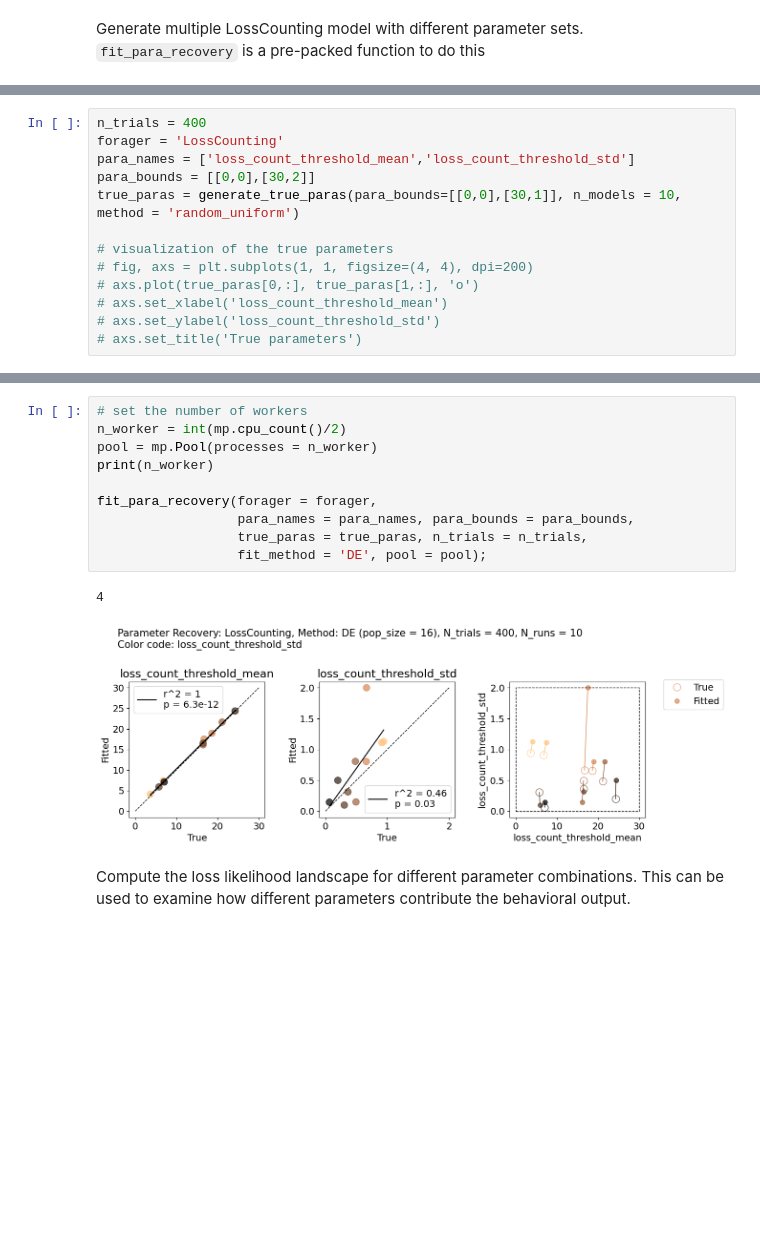
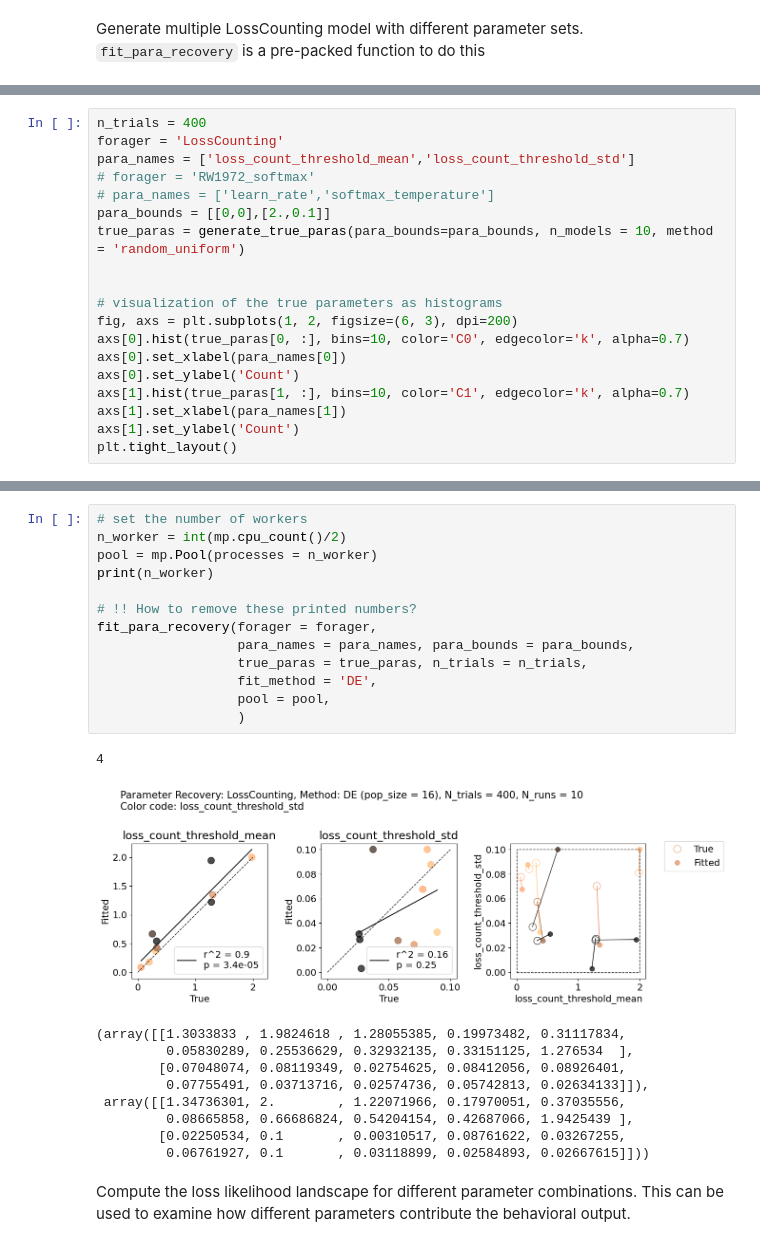
Before and after one commit to AllenSWDB/SWDB_2025_Dynamical_Systems, a Jupyter notebook: code/test_shuchen.ipynb, the cells around one changed output, grey strips where cells are left out. Saved outputs shown, nothing was run; the diff lists cells and outputs as text; blank space fills up the shorter version.

```diff
--- a/code/test_shuchen.ipynb
+++ b/code/test_shuchen.ipynb
@@ -908,12 +920,18 @@ Generate fake data with given parameter and run model fitting to the fake data
 n_trials = 400
 forager = 'LossCounting'
 para_names = ['loss_count_threshold_mean','loss_count_threshold_std']
-para_bounds = [[0,0],[30,2]]
-true_paras = generate_true_paras(para_bounds=[[0,0],[30,1]], n_models = 10, method = 'random_uniform')
+# forager = 'RW1972_softmax'
+# para_names = ['learn_rate','softmax_temperature']
+para_bounds = [[0,0],[2.,0.1]]
+true_paras = generate_true_paras(para_bounds=para_bounds, n_models = 10, method = 'random_uniform')
 
-# visualization of the true parameters
-# fig, axs = plt.subplots(1, 1, figsize=(4, 4), dpi=200)
-# axs.plot(true_paras[0,:], true_paras[1,:], 'o')
-# axs.set_xlabel('loss_count_threshold_mean')
-# axs.set_ylabel('loss_count_threshold_std')
-# axs.set_title('True parameters')
+
+# visualization of the true parameters as histograms
+fig, axs = plt.subplots(1, 2, figsize=(6, 3), dpi=200)
+axs[0].hist(true_paras[0, :], bins=10, color='C0', edgecolor='k', alpha=0.7)
+axs[0].set_xlabel(para_names[0])
+axs[0].set_ylabel('Count')
+axs[1].hist(true_paras[1, :], bins=10, color='C1', edgecolor='k', alpha=0.7)
+axs[1].set_xlabel(para_names[1])
+axs[1].set_ylabel('Count')
+plt.tight_layout()
@@ -920,16 +940,27 @@ true_paras = generate_true_paras(para_bounds=[[0,0],[30,1]], n_models = 10, meth
 # %%
 # set the number of workers
 n_worker = int(mp.cpu_count()/2)
 pool = mp.Pool(processes = n_worker)
 print(n_worker)
 
+# !! How to remove these printed numbers?
 fit_para_recovery(forager = forager,
                   para_names = para_names, para_bounds = para_bounds,
                   true_paras = true_paras, n_trials = n_trials,
-                  fit_method = 'DE', pool = pool);
+                  fit_method = 'DE',
+                  pool = pool,
+                  )
 # %% [output]
 4
-[figure, old version]
+[figure, new version]
+(array([[1.3033833 , 1.9824618 , 1.28055385, 0.19973482, 0.31117834,
+         0.05830289, 0.25536629, 0.32932135, 0.33151125, 1.276534  ],
+        [0.07048074, 0.08119349, 0.02754625, 0.08412056, 0.08926401,
+         0.07755491, 0.03713716, 0.02574736, 0.05742813, 0.02634133]]),
+ array([[1.34736301, 2.        , 1.22071966, 0.17970051, 0.37035556,
+         0.08665858, 0.66686824, 0.54204154, 0.42687066, 1.9425439 ],
+        [0.02250534, 0.1       , 0.00310517, 0.08761622, 0.03267255,
+         0.06761927, 0.1       , 0.03118899, 0.02584893, 0.02667615]]))
 # %% [markdown]
 Compute the loss likelihood landscape for different parameter combinations. This can be used to examine how different parameters contribute the behavioral output.
 # %%
```
Also changed, not shown: parts of 31 cells of this notebook, 1 other file.
